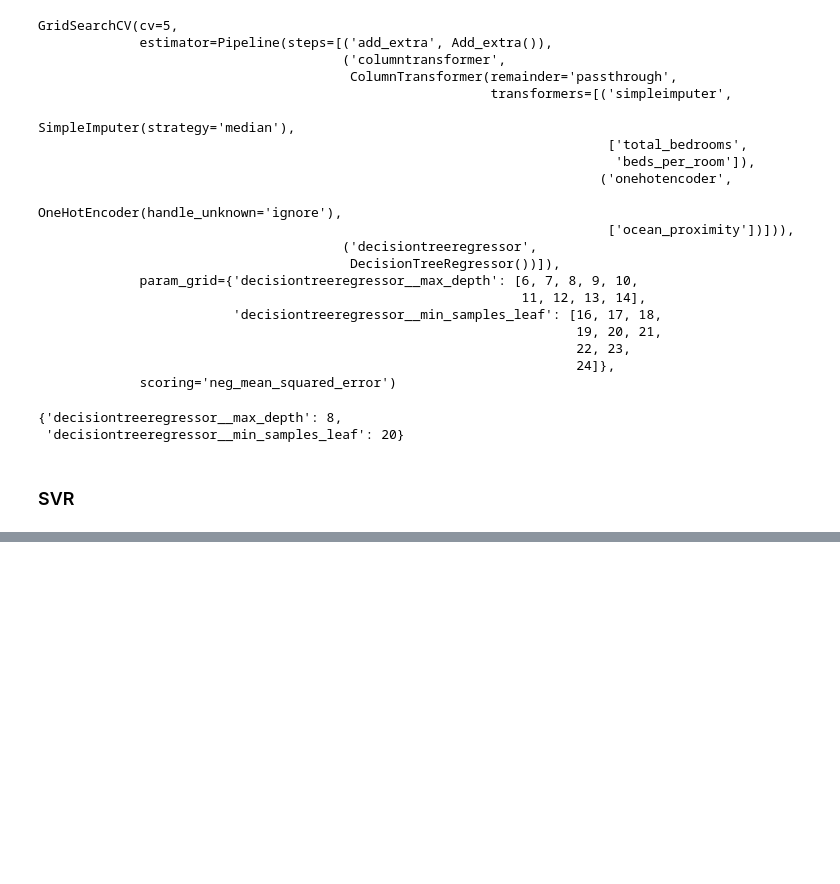
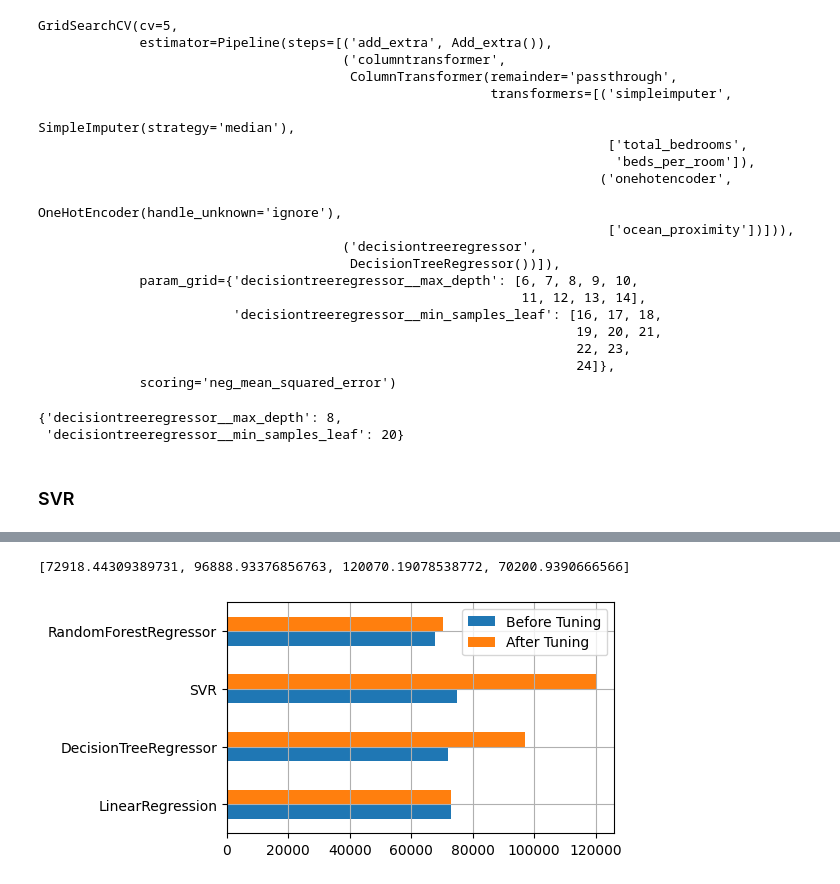
Before and after one commit to Nikolaidp24/Machine-Learning, a Jupyter notebook: Housing_Price/housing_explained.ipynb, the cells around one changed output, grey strips where cells are left out. Drawn from its saved outputs; the diff is of its cells as text; code cells hidden in the pictures; blank space fills up the shorter version.

```diff
--- a/Housing_Price/housing_explained.ipynb
+++ b/Housing_Price/housing_explained.ipynb
@@ -273,0 +277,8 @@ Cross Validation RMSE: [105204.31953364 116280.29852688 135903.19327894 108353.0
+# %%
+# make pipeline for rfr
+rfr_pre = RandomForestRegressor()
+pipe_rfr_pre = make_pipeline(Add_extra(), col_trans, rfr_pre)
+pipe_rfr_pre.fit(x_train, y_train)
+y_pred_rfr_pre = pipe_rfr_pre.predict(x_test)
+print(f'Metrics RMSE: {metrics.mean_squared_error(y_test, y_pred_rfr_pre, squared=False)}')
+print(f'Cross Validation RMSE: {np.sqrt(-cross_val_score(pipe_rfr_pre, x, y, cv=5, scoring="neg_mean_squared_error", n_jobs=-1))}')
@@ -360,0 +401,6 @@ Fitting 5 folds for each of 13 candidates, totalling 65 fits
+# %%
+params_rfr = {}
+params_rfr['randomforestregressor__n_estimators'] = [50, 100, 150]
+params_rfr['randomforestregressor__min_samples_leaf'] = [10, 20, 30]
+grid_rfr = GridSearchCV(pipe_rfr_pre, params_rfr, cv=5, scoring='neg_mean_squared_error', n_jobs=-1, verbose=2)
+grid_rfr.fit(x, y)
@@ -360,0 +434,15 @@ Fitting 5 folds for each of 13 candidates, totalling 65 fits
+# %%
+linreg = LinearRegression()
+dtr = DecisionTreeRegressor(max_depth=8, min_samples_leaf=20)
+svr = SVR(C=100, kernel='linear')
+rfr = RandomForestRegressor(n_estimators=100, min_samples_leaf=20)
+pipe_linreg = make_pipeline(Add_extra(), col_trans, linreg)
+pipe_dtr = make_pipeline(Add_extra(), col_trans, dtr)
+pipe_svr = make_pipeline(Add_extra(), col_trans, svr)
+pipe_rfr = make_pipeline(Add_extra(), col_trans, rfr)
+model_list = [pipe_linreg, pipe_dtr, pipe_svr, pipe_rfr]
+final_rmse = []
+for model in model_list:
+    rmse = np.sqrt(-cross_val_score(model, x, y, cv=5, scoring='neg_mean_squared_error').mean())
+    final_rmse.append(rmse)
+print(final_rmse)
@@ -360,0 +467,17 @@ Fitting 5 folds for each of 13 candidates, totalling 65 fits
+# %%
+model_list_pre = [pipe_linreg_pre, pipe_dtr_pre, pipe_svr_pre, pipe_rfr_pre]
+before_rmse = []
+for model_before in model_list_pre:
+    rmse_before = np.sqrt(-cross_val_score(model_before, x, y, cv=5, scoring='neg_mean_squared_error').mean())
+    before_rmse.append(rmse_before)
+print(before_rmse)
+# %% [output]
+[72918.44309389731, 96888.93376856763, 120070.19078538772, 70200.9390666566]
+# %%
+rmse_dict = {'LinearRegression': [final_rmse[0], before_rmse[0]], 'DecisionTreeRegressor': [final_rmse[1], before_rmse[1]], 'SVR': [final_rmse[2], before_rmse[2]], 'RandomForestRegressor': [final_rmse[3], before_rmse[3]]}
+df_result = pd.DataFrame.from_dict(data=rmse_dict, orient='index')
+df_result.plot(kind='barh', grid=True, figsize=(5, 3))
+plt.legend(['Before Tuning', 'After Tuning'])
+plt.show()
+# %% [output]
+[figure, added]
```
Also changed, not shown: parts of 10 cells of this notebook, 1 other file.
